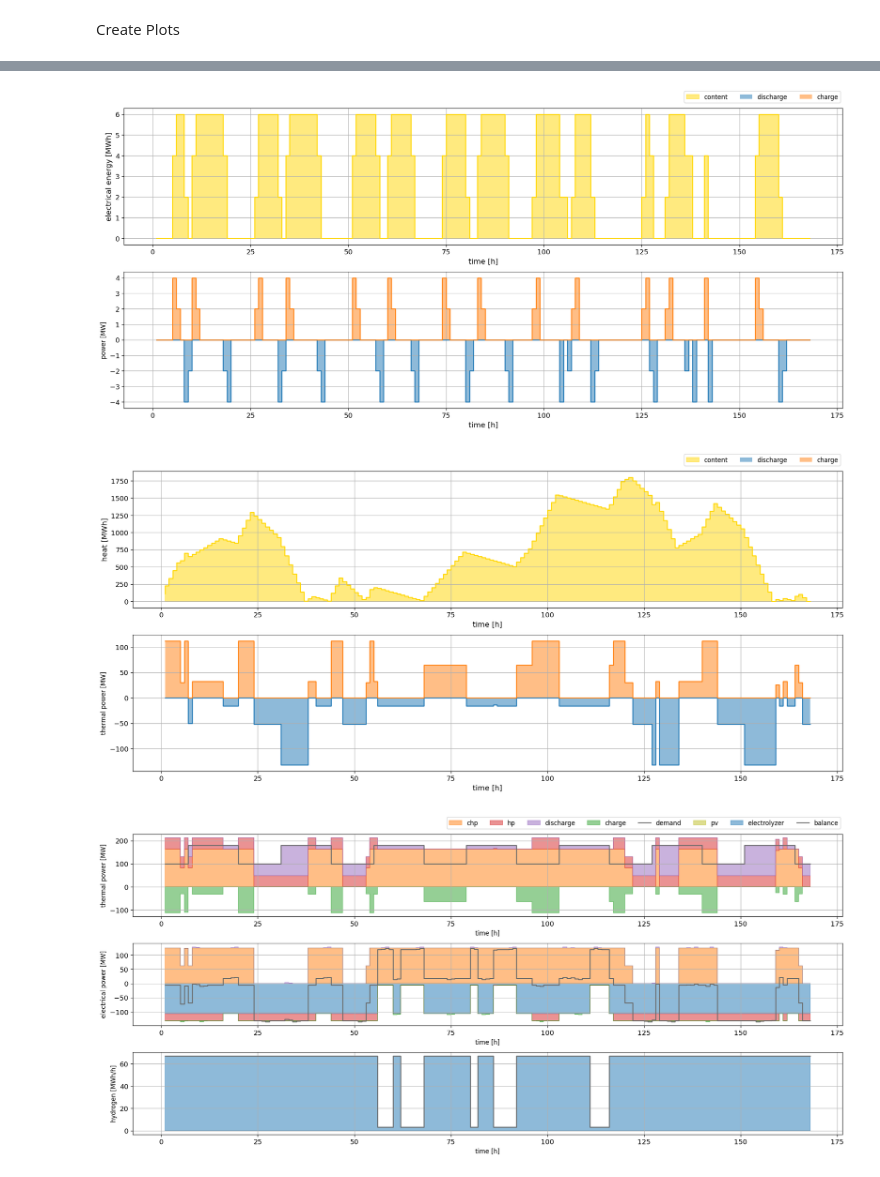
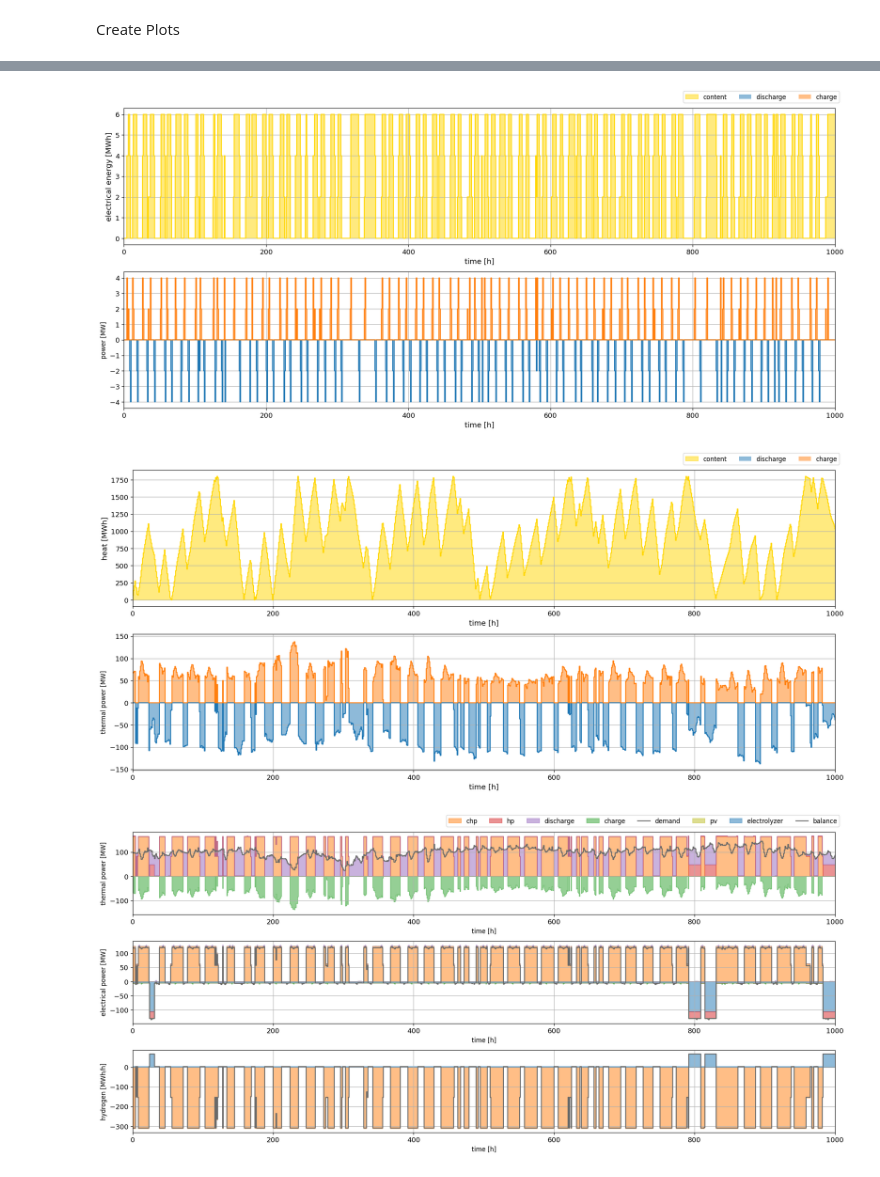
Before and after one commit to HTWK-Interconnected-Energy-Systems/BURN4H2, a Jupyter notebook: postprocessing/postprocessing.ipynb, the cells around one changed output, grey strips where cells are left out. Cells and saved outputs as stored; diff of their text form; code cells hidden in the pictures.

Commit message:
Updated postprocessing data.

```diff
--- a/postprocessing/postprocessing.ipynb
+++ b/postprocessing/postprocessing.ipynb
@@ -11,7 +11,7 @@ pd.set_option('display.expand_frame_repr', False)
 # %% [markdown]
 Set global variables
 # %%
-OUTPUT_PATH = '../data/output/'
+OUTPUT_PATH = '../data/postprocessing/240214_benchmark/'
 
 CO2_PRICE = 95.98
 HEAT_PRICE = 0
@@ -19,7 +19,7 @@ H2_PRICE = 81.01
 # %% [markdown]
 Read output data
 # %%
-output_df = pd.read_csv(OUTPUT_PATH + 'output_time_series.csv', index_col=0)
+output_df = pd.read_csv(OUTPUT_PATH + 's3_output.csv', index_col=0)
 # %% [markdown]
 Prepare class for Assets
 # %%
@@ -87,7 +87,7 @@ class Assets:
     def get_objective_value_from_log(self):
         """Gets the objective value from the solver log file."""
 
-        with open(OUTPUT_PATH + 'solver.log', 'r') as log_file:
+        with open(OUTPUT_PATH + 's3_solver.log', 'r') as log_file:
             for line in log_file:
                 if 'Best objective' in line:
                     line = line.replace('Best objective ', '')
@@ -474,8 +491,11 @@ def plot_energy_balance():
-# %%
-plot_battery_storage()
-plot_heat_storage()
-plot_energy_balance()
-# %% [output]
-[figure, removed]
-[figure, removed]
-[figure, removed]
+# %%
+XLIM = (0, 1000)   # Needs to be None or a tuple of min and max xlim
+
+plot_battery_storage(xlim=XLIM)
+plot_heat_storage(xlim=XLIM)
+plot_energy_balance(xlim=XLIM)
+plot_costs(xlim=XLIM)
+# %% [output]
+[figure, added]
+[figure, added]
+[figure, added]
```
Also changed, not shown: parts of 4 cells of this notebook, 1 other file.
